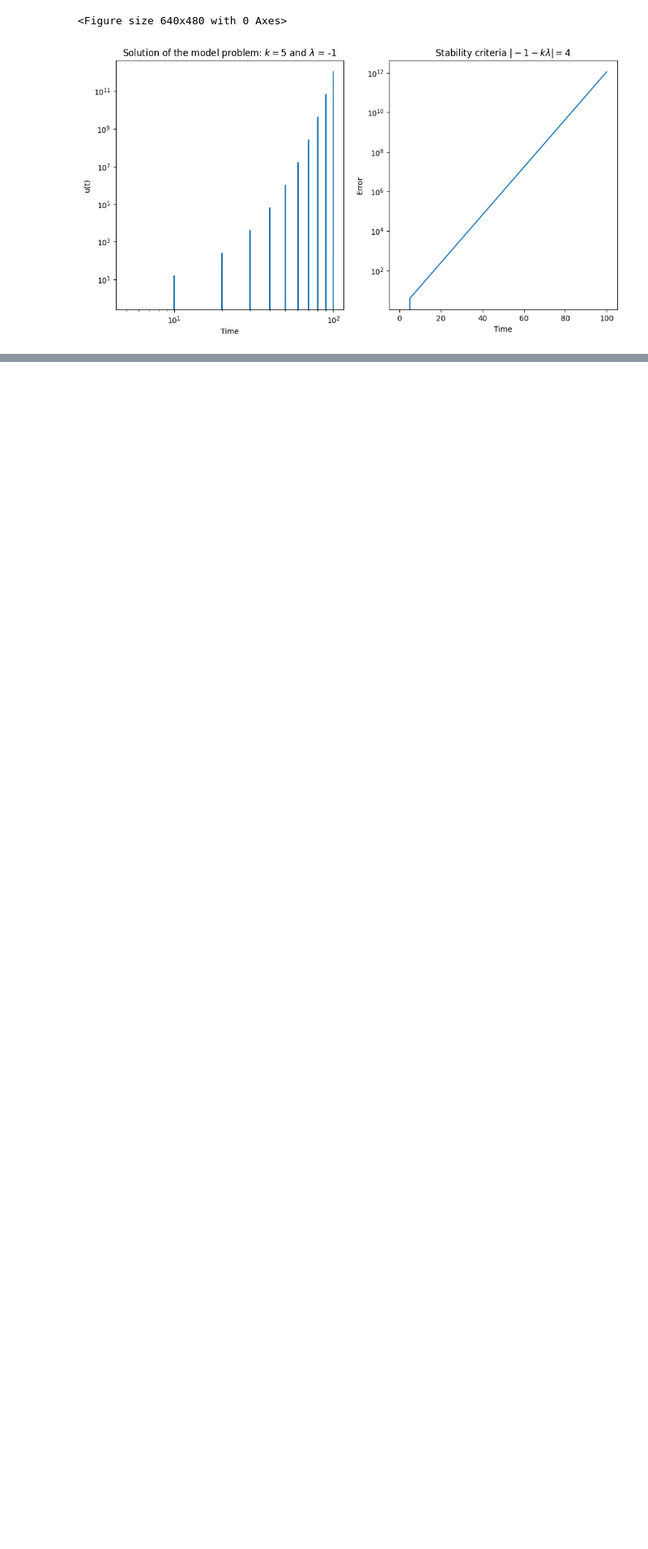
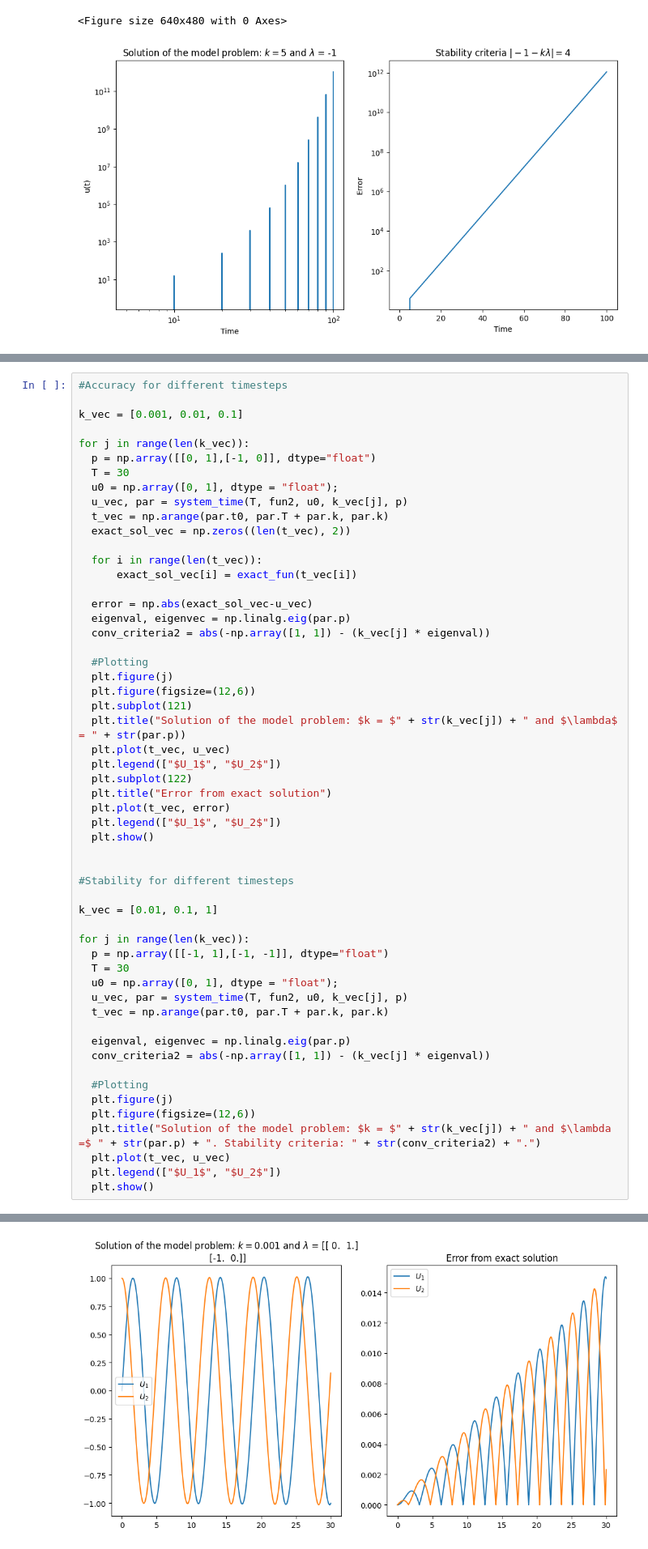
Before and after one commit to johanhoffman/DD2363_VT24, a Jupyter notebook: Lab5/Widen00_lab5.ipynb, the cells around one changed output, grey strips where cells are left out. Shown at 81% size. Drawn from its saved outputs; the diff is of its cells as text; blank space fills up the shorter version.

```diff
--- a/Lab5/Widen00_lab5.ipynb
+++ b/Lab5/Widen00_lab5.ipynb
@@ -329,0 +242,56 @@ for j in range(len(k_vec)):
+# %%
+#Accuracy for different timesteps
+
+k_vec = [0.001, 0.01, 0.1]
+
+for j in range(len(k_vec)):
+  p = np.array([[0, 1],[-1, 0]], dtype="float")
+  T = 30
+  u0 = np.array([0, 1], dtype = "float");
+  u_vec, par = system_time(T, fun2, u0, k_vec[j], p)
+  t_vec = np.arange(par.t0, par.T + par.k, par.k)
+  exact_sol_vec = np.zeros((len(t_vec), 2))
+
+  for i in range(len(t_vec)):
+      exact_sol_vec[i] = exact_fun(t_vec[i])
+
+  error = np.abs(exact_sol_vec-u_vec)
+  eigenval, eigenvec = np.linalg.eig(par.p)
+  conv_criteria2 = abs(-np.array([1, 1]) - (k_vec[j] * eigenval))
+
+  #Plotting
+  plt.figure(j)
+  plt.figure(figsize=(12,6))
+  plt.subplot(121)
+  plt.title("Solution of the model problem: $k = $" + str(k_vec[j]) + " and $\lambda$ = " + str(par.p))
+  plt.plot(t_vec, u_vec)
+  plt.legend(["$U_1$", "$U_2$"])
+  plt.subplot(122)
+  plt.title("Error from exact solution")
+  plt.plot(t_vec, error)
+  plt.legend(["$U_1$", "$U_2$"])
+  plt.show()
+
+
+#Stability for different timesteps
+
+k_vec = [0.01, 0.1, 1]
+
+for j in range(len(k_vec)):
+  p = np.array([[-1, 1],[-1, -1]], dtype="float")
+  T = 30
+  u0 = np.array([0, 1], dtype = "float");
+  u_vec, par = system_time(T, fun2, u0, k_vec[j], p)
+  t_vec = np.arange(par.t0, par.T + par.k, par.k)
+
+  eigenval, eigenvec = np.linalg.eig(par.p)
+  conv_criteria2 = abs(-np.array([1, 1]) - (k_vec[j] * eigenval))
+
+  #Plotting
+  plt.figure(j)
+  plt.figure(figsize=(12,6))
+  plt.title("Solution of the model problem: $k = $" + str(k_vec[j]) + " and $\lambda =$ " + str(par.p) + ". Stability criteria: " + str(conv_criteria2) + ".")
+  plt.plot(t_vec, u_vec)
+  plt.legend(["$U_1$", "$U_2$"])
+  plt.show()
+# %% [output]
@@ -329,0 +299 @@ for j in range(len(k_vec)):
+[figure, added]
```
Also changed, not shown: parts of 6 cells of this notebook.
